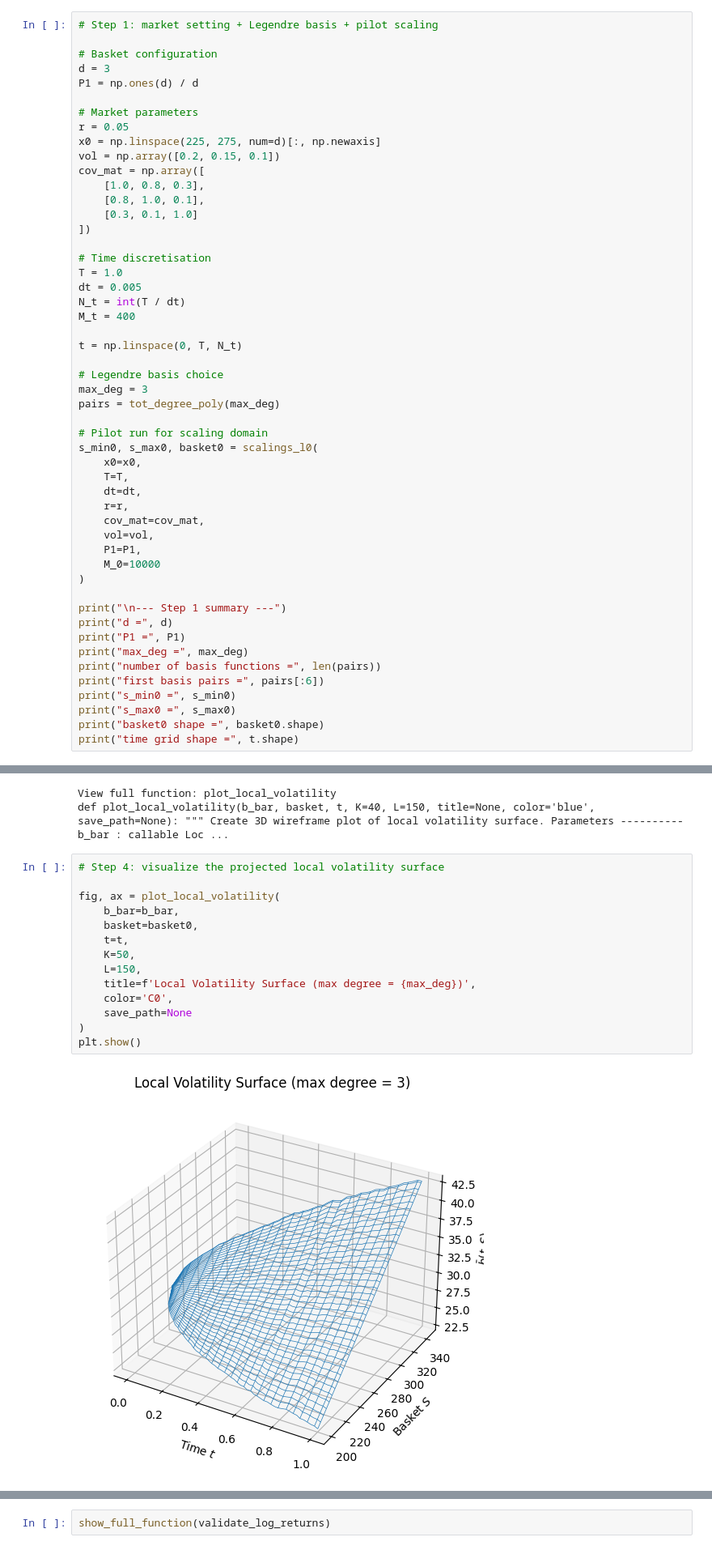
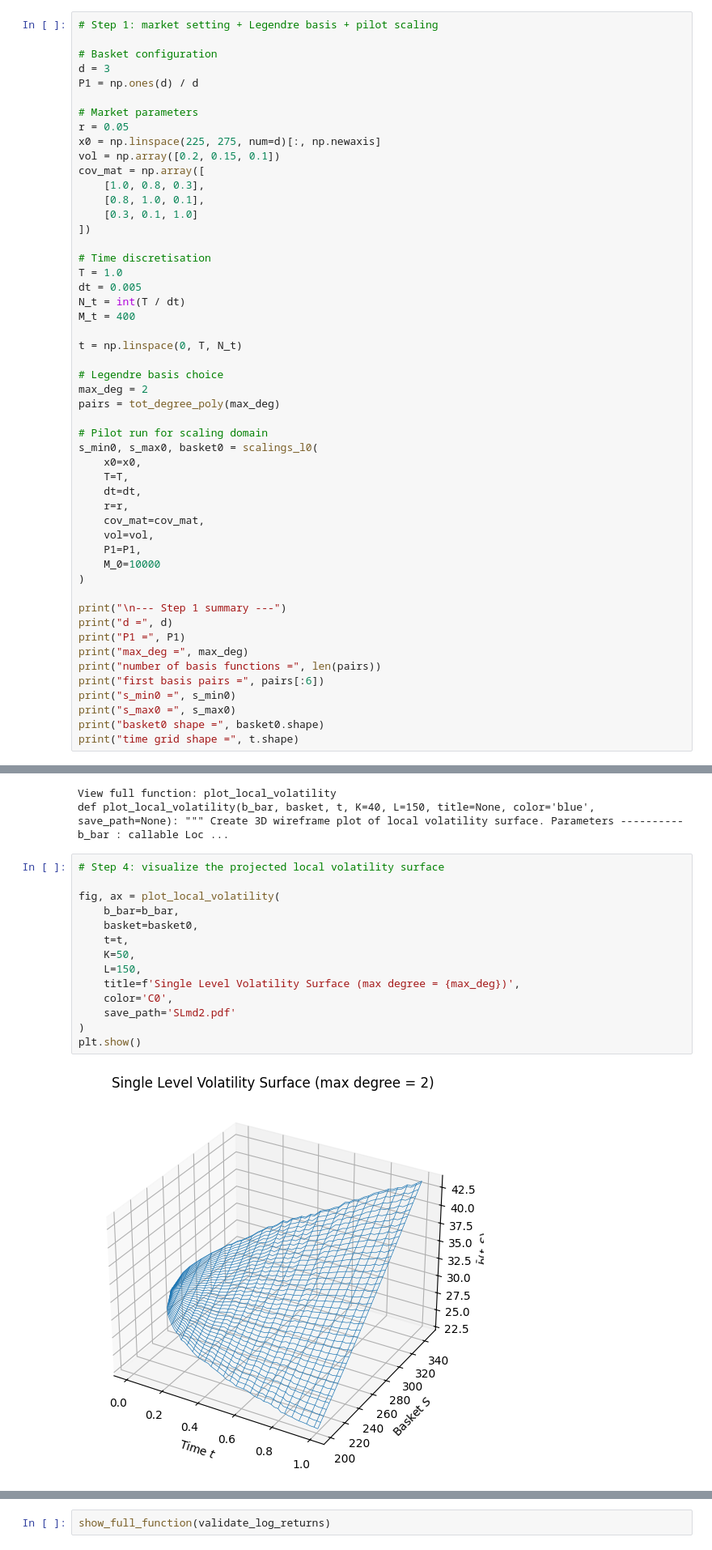
Before and after one commit to leolalvay/KAUST_OPTION_PRICING, a Jupyter notebook: L2_Regression/notebooks_seb/nb04_Legendre_single_level.ipynb, the cells around one changed output, grey strips where cells are left out. Shown at 81% size. Saved outputs shown, nothing was run; the diff lists cells and outputs as text.

```diff
--- a/L2_Regression/notebooks_seb/nb04_Legendre_single_level.ipynb
+++ b/L2_Regression/notebooks_seb/nb04_Legendre_single_level.ipynb
@@ -441,7 +436,7 @@ M_t = 400
 t = np.linspace(0, T, N_t)
 
 # Legendre basis choice
-max_deg = 3
+max_deg = 2
 pairs = tot_degree_poly(max_deg)
 
 # Pilot run for scaling domain
@@ -819,19 +813,19 @@ def plot_local_volatility(b_bar, basket, t, K=40, L=150, title=None, color='blue
 # %%
 # Step 4: visualize the projected local volatility surface
 
 fig, ax = plot_local_volatility(
     b_bar=b_bar,
     basket=basket0,
     t=t,
     K=50,
     L=150,
-    title=f'Local Volatility Surface (max degree = {max_deg})',
+    title=f'Single Level Volatility Surface (max degree = {max_deg})',
     color='C0',
-    save_path=None
+    save_path='SLmd2.pdf'
 )
 plt.show()
 # %% [output]
-[figure, old version]
+[figure, new version]
 # %% [markdown]
 <h4 style="text-align: left; color: #0066CC; font-weight: 700; margin-top: 14px;">
 Step 5: Validate the Markovian projection through terminal log-return distributions
```
Also changed, not shown: parts of 7 cells of this notebook.
